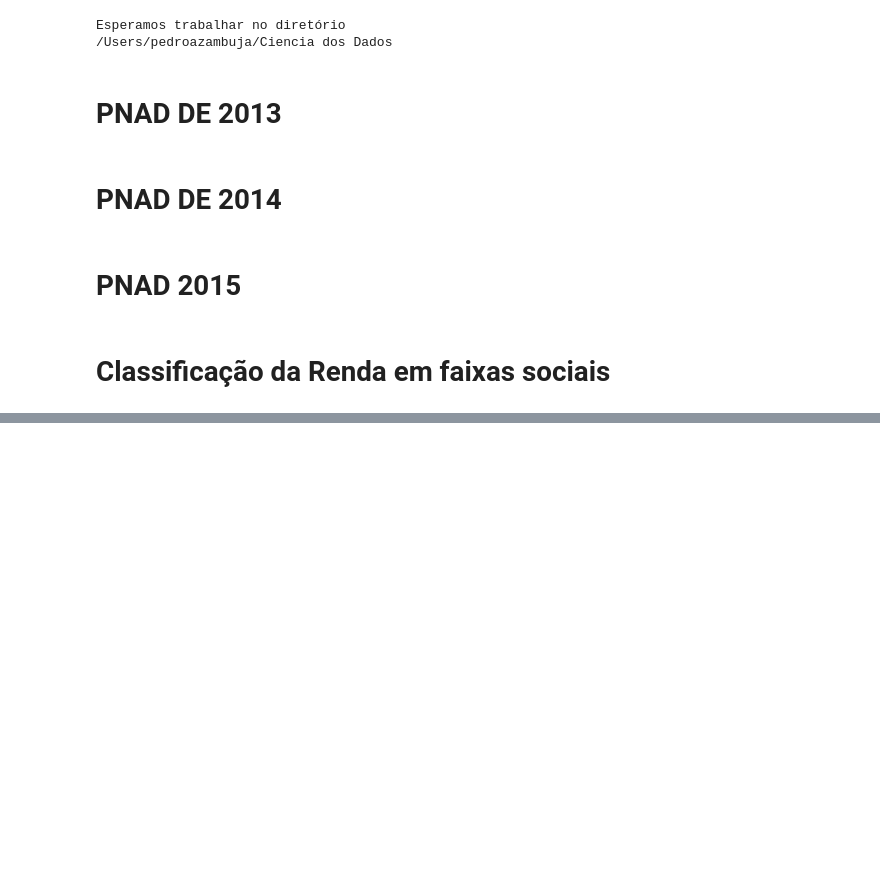
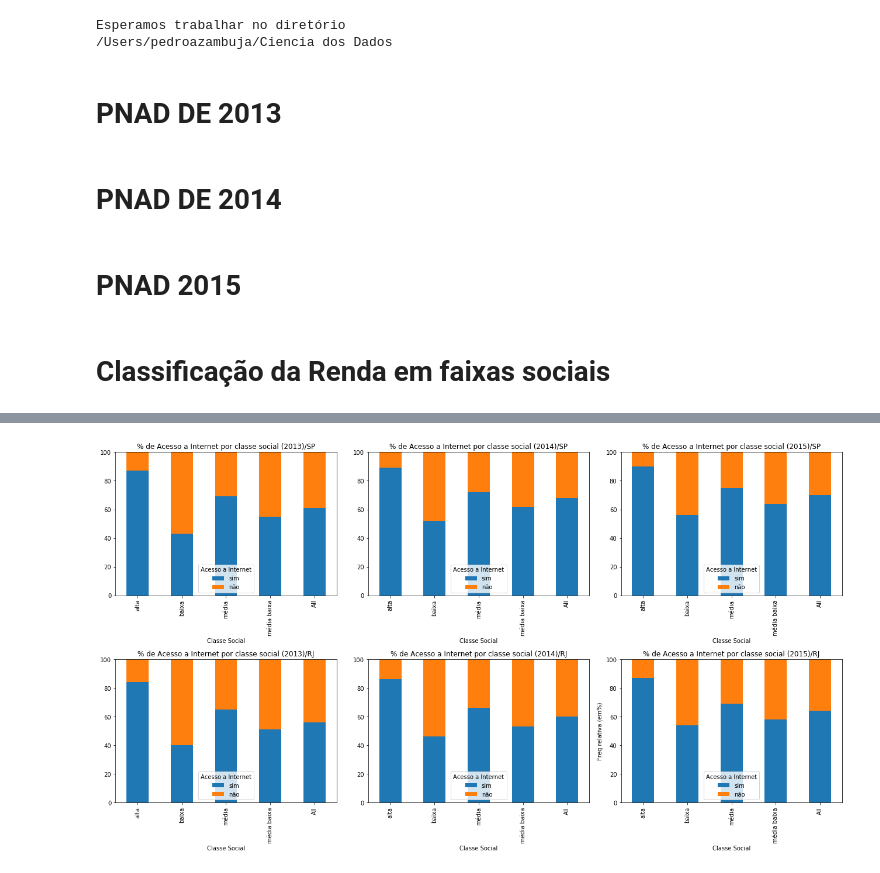
Before and after one commit to pedrooa/CD, a Jupyter notebook: CD/Projeto1_final.ipynb, the cells around one changed output, grey strips where cells are left out. Cells and saved outputs as stored; diff of their text form; code cells hidden in the pictures; blank space fills up the shorter version.

```diff
--- a/CD/Projeto1_final.ipynb
+++ b/CD/Projeto1_final.ipynb
@@ -94,34 +101,33 @@ dados2014.to_csv("resumo2.csv")
 # PNAD 2015
 # %%
 DOM2015 = pd.read_csv('DOM2015.csv',sep=',')
-dados2015 = DOM2015.loc[:,["UF","V02322","V4614","V4621"]]
+dados2015 = DOM2015.loc[:,["UF","V02322","V4621"]]
 
-#Filtrando para o Estado de SP
-dados2015 = dados2015[dados2015.UF == 35]
+#Filtrando para os Estados de SP e RJ
+dados2015 = dados2015[(dados2015.UF == 35)|(dados2015.UF == 33)]
 
 
 #Mudando a categoria das variáveis
 dados2015.V02322 = dados2015.V02322.astype("category")
-
+dados2015.UF = dados2015.UF.astype("category")
 
 #Rotulando os valores
 dados2015.V02322.cat.categories = (['sim', 'não'])
+dados2015.UF.cat.categories =("RJ","SP")
 
 
 #Rotulando as colunas
 dados2015 = dados2015.rename(columns={"V02322":"acesso_a_Internet"})
-dados2015 = dados2015.rename(columns={"V4614":"Renda_Domiciliar"})
 dados2015 = dados2015.rename(columns={"V4621":"Renda_per_capita"})
 
 
 #Filtrando os valores não declarados de Renda
-dados2015=dados2015[dados2015["Renda_Domiciliar"]!= 999999999999.0]
 dados2015=dados2015[dados2015["Renda_per_capita"]!= 999999999999.0]
 
+#Filtrando Valores nulos
+dados2015 = dados2015[pd.notnull(dados2015.acesso_a_Internet)&pd.notnull(dados2015.Renda_per_capita)]
 
-dados2015 = dados2015[pd.notnull(dados2015.acesso_a_Internet)&pd.notnull(dados2015.Renda_Domiciliar)\
-                               &pd.notnull(dados2015.Renda_per_capita)]
-
+#Salvando para um documentos csv
 dados2015.to_csv("resumo3.csv")
 # %% [markdown]
 # Classificação da Renda em faixas sociais
@@ -246,0 +159,82 @@ plt.show()
+# %%
+#funcao que converte em porcentagem
+def percConvert(tab):
+  return (tab/float(tab[-1])*100).round(decimals=0)
+
+
+fig,axes = plt.subplots(nrows = 2, ncols = 3)
+#########2013
+#crosstab acesso a internet e classe social
+#SP
+ct = pd.crosstab(dados2013[dados2013.UF == 'SP'].Classe,dados2013[dados2013.UF == 'SP'].\
+                 acesso_a_Internet,margins = True,rownames = ['Classe Social'],colnames = ['Acesso a Internet']).apply(percConvert, axis = 1)
+ct = ct.iloc[:,:-1]
+
+
+plot = ct.plot(kind="bar",ax = axes[0,0],figsize=(18,10),stacked = True);axes[0,0].set_title("% de Acesso a Internet por classe social (2013)/SP")
+#;axes[0,0].set_title("titulo")
+plot.set_ylim([0,100])
+#plt.ylabel("Freq relativa (em%)")
+
+
+#RJ
+
+ct = pd.crosstab(dados2013[dados2013.UF == 'RJ'].Classe,dados2013[dados2013.UF == 'RJ'].acesso_a_Internet,margins = True,rownames = ['Classe Social'],colnames = ['Acesso a Internet']).apply\
+(percConvert, axis = 1)
+ct = ct.iloc[:,:-1]
+
+plot = ct.plot(kind="bar",ax = axes[1,0],figsize = (18,10),stacked = True);axes[1,0].set_title("% de Acesso a Internet por classe social (2013)/RJ")
+plot.set_ylim([0,100])
+plt.ylabel("Freq relativa (em%)")
+
+
+
+#########2014
+#crosstab acesso a internet e classe social
+#SP
+ct = pd.crosstab(dados2014[dados2014.UF == 'SP'].Classe,dados2014[dados2014.UF == 'SP'].acesso_a_Internet,margins = True,rownames = ['Classe Social'],colnames = ['Acesso a Internet']).apply\
+(percConvert, axis = 1)
+ct = ct.iloc[:,:-1]
+
+
+plot = ct.plot(kind="bar",ax = axes[0,1],figsize=(18,10),stacked = True);axes[0,1].set_title('% de Acesso a Internet por classe social (2014)/SP')
+plot.set_ylim([0,100])
+plt.ylabel("Freq relativa (em%)")
+
+
+#RJ
+ct = pd.crosstab(dados2014[dados2014.UF == 'RJ'].Classe,dados2014[dados2014.UF =='RJ'].acesso_a_Internet,margins = True,rownames = ['Classe Social'],colnames = ['Acesso a Internet']).apply\
+(percConvert, axis = 1)
+ct = ct.iloc[:,:-1]
+
+plot = ct.plot(kind="bar",ax = axes[1,1],figsize=(18,10),stacked = True);axes[1,1].set_title('% de Acesso a Internet por classe social (2014)/RJ')
+plot.set_ylim([0,100])
+plt.ylabel("Freq relativa (em%)")
+
+
+#########2015
+#crosstab acesso a internet e classe social
+#SP
+ct = pd.crosstab(dados2015[dados2015.UF == 'SP'].Classe,dados2015[dados2015.UF == 'SP'].acesso_a_Internet,margins = True,rownames = ['Classe Social'],colnames = ['Acesso a Internet']).apply\
+(percConvert, axis = 1)
+ct = ct.iloc[:,:-1]
+
+plot = ct.plot(kind="bar",ax = axes[0,2],figsize = (18,10),stacked = True);axes[0,2].set_title('% de Acesso a Internet por classe social (2015)/SP')
+plot.set_ylim([0,100])
+
+
+
+#RJ
+ct = pd.crosstab(dados2015[dados2015.UF == 'RJ'].Classe,dados2015[dados2015.UF == 'RJ'].acesso_a_Internet,margins = True,rownames = ['Classe Social'],colnames = ['Acesso a Internet']).apply\
+(percConvert, axis = 1)
+ct = ct.iloc[:,:-1]
+
+plot = ct.plot(kind="bar",ax = axes[1,2],figsize = (18,10),stacked = True);axes[1,2].set_title('% de Acesso a Internet por classe social (2015)/RJ')
+plot.set_ylim([0,100])
+
+
+
+plt.tight_layout()
+plt.show()
+# %% [output]
+[figure, added]
```
Also changed, not shown: parts of 17 cells of this notebook, 3 other files.
